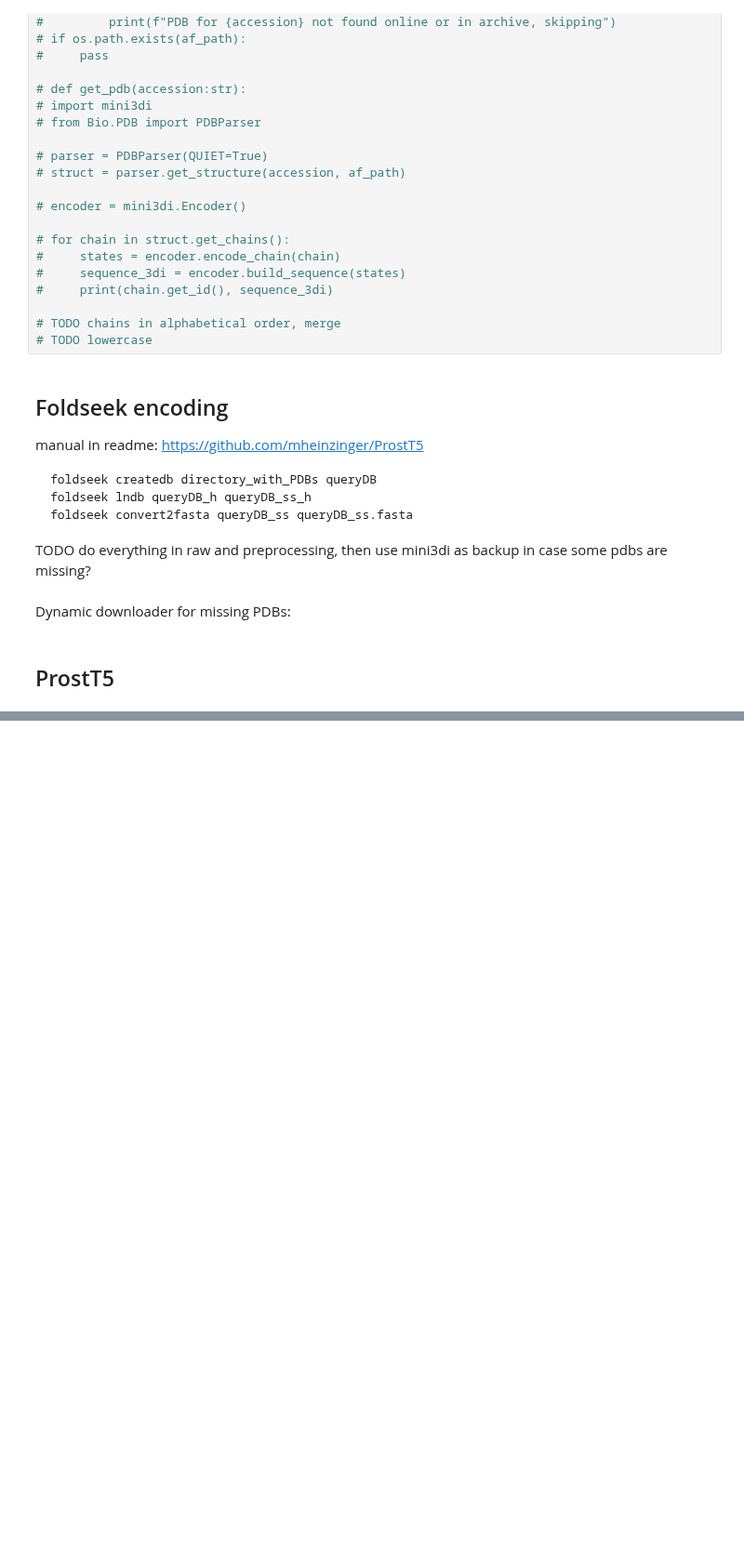
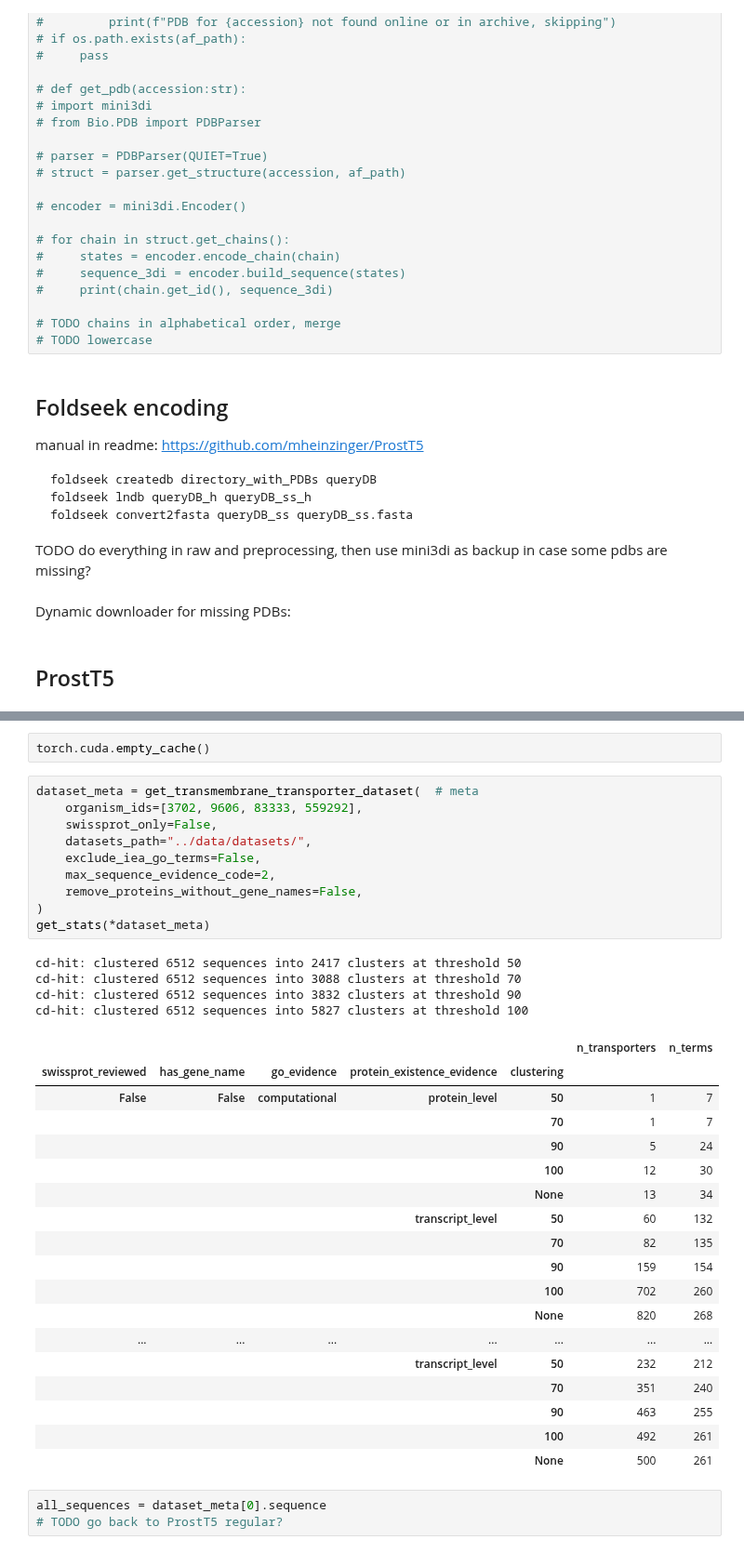
Before and after one commit to adenger/subpred_dl, a Jupyter notebook: notebooks/svm_tests.ipynb, the cells around one changed output, grey strips where cells are left out. Shown at 93% size. Drawn from its saved outputs; the diff is of its cells as text; blank space fills up the shorter version.

```diff
--- a/notebooks/svm_tests.ipynb
+++ b/notebooks/svm_tests.ipynb
@@ -392,0 +477,38 @@ res
+# %%
+torch.cuda.empty_cache()
+# %%
+dataset_meta = get_transmembrane_transporter_dataset(  # meta
+    organism_ids=[3702, 9606, 83333, 559292],
+    swissprot_only=False,
+    datasets_path="../data/datasets/",
+    exclude_iea_go_terms=False,
+    max_sequence_evidence_code=2,
+    remove_proteins_without_gene_names=False,
+)
+get_stats(*dataset_meta)
+# %% [output]
+cd-hit: clustered 6512 sequences into 2417 clusters at threshold 50
+cd-hit: clustered 6512 sequences into 3088 clusters at threshold 70
+cd-hit: clustered 6512 sequences into 3832 clusters at threshold 90
+cd-hit: clustered 6512 sequences into 5827 clusters at threshold 100
+|  |  |  |  |  | n_transporters | n_terms |
+| swissprot_reviewed | has_gene_name | go_evidence | protein_existence_evidence | clustering |  |  |
+| False | False | computational | protein_level | 50 | 1 | 7 |
+|  |  |  |  | 70 | 1 | 7 |
+|  |  |  |  | 90 | 5 | 24 |
+|  |  |  |  | 100 | 12 | 30 |
+|  |  |  |  | None | 13 | 34 |
+|  |  |  | transcript_level | 50 | 60 | 132 |
+|  |  |  |  | 70 | 82 | 135 |
+|  |  |  |  | 90 | 159 | 154 |
+|  |  |  |  | 100 | 702 | 260 |
+|  |  |  |  | None | 820 | 268 |
+| ... | ... | ... | ... | ... | ... | ... |
+|  |  |  | transcript_level | 50 | 232 | 212 |
+|  |  |  |  | 70 | 351 | 240 |
+|  |  |  |  | 90 | 463 | 255 |
+|  |  |  |  | 100 | 492 | 261 |
+|  |  |  |  | None | 500 | 261 |
+# %%
+all_sequences = dataset_meta[0].sequence
+# TODO go back to ProstT5 regular?
```
Also changed, not shown: parts of 19 cells of this notebook, 2 other files.
